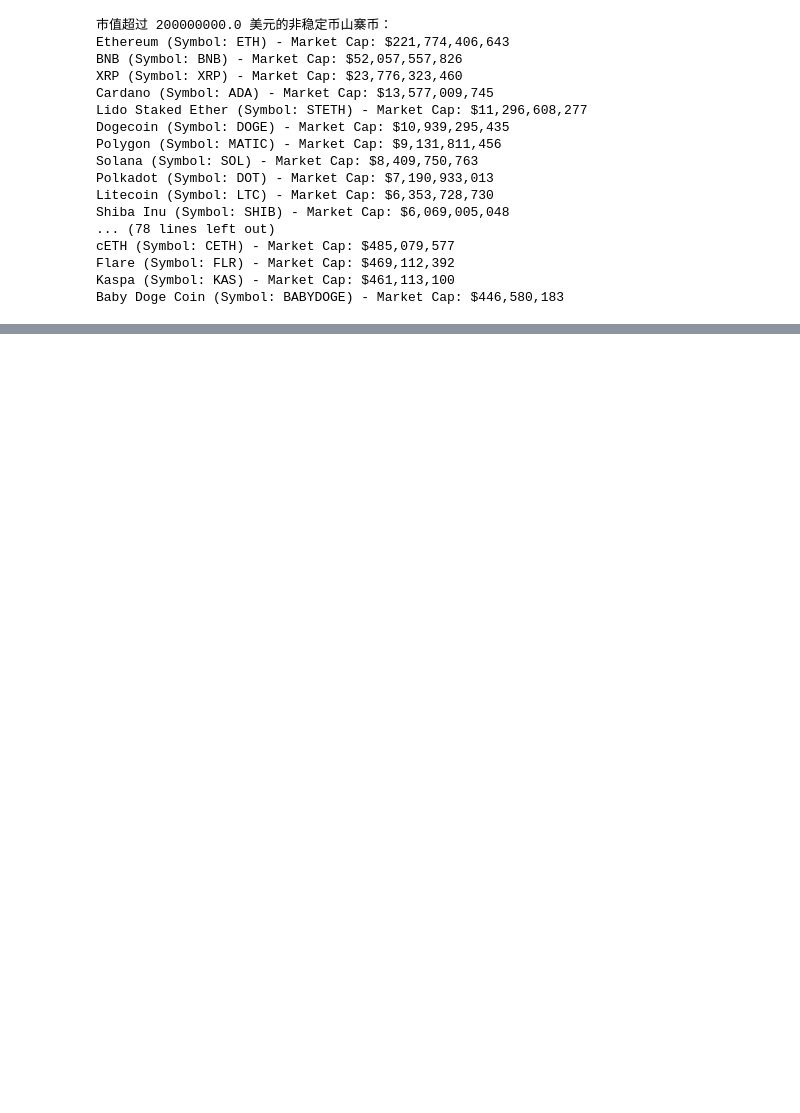
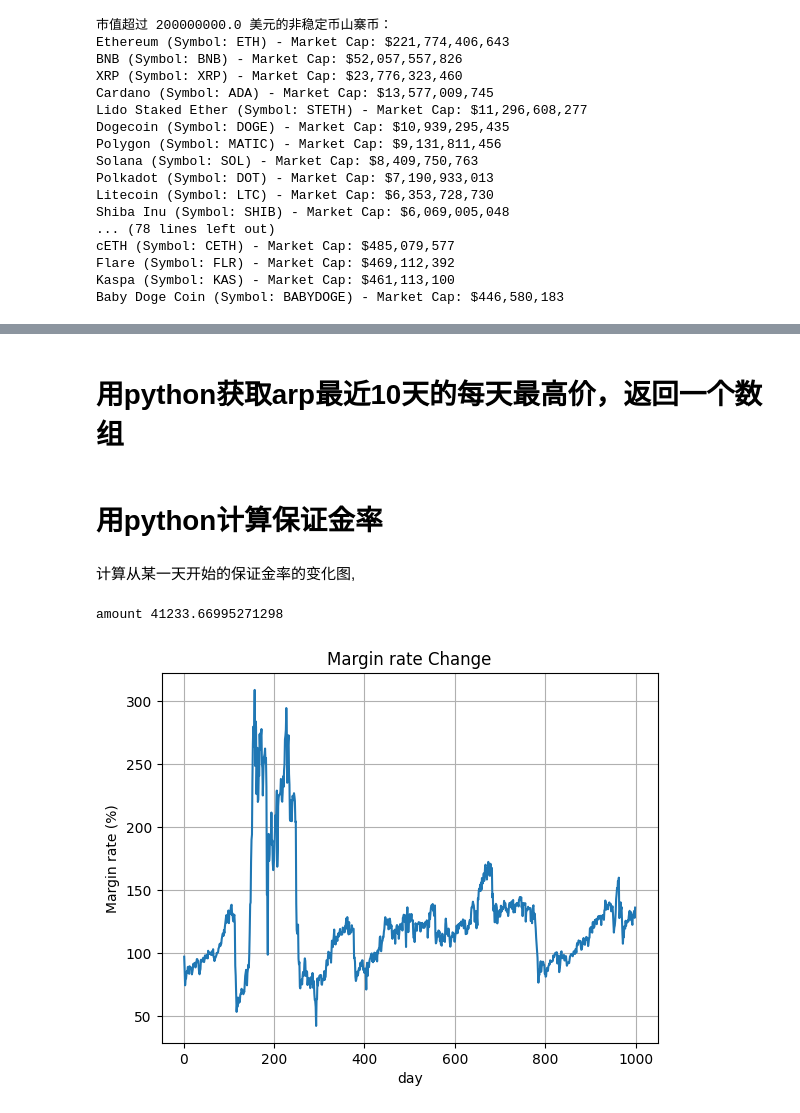
Before and after one commit to darrien-wang/codespaces-jupyter, a Jupyter notebook: notebooks/shortAlt.ipynb, the cells around one changed output, grey strips where cells are left out. Cells and saved outputs as stored; diff of their text form; code cells hidden in the pictures; blank space fills up the shorter version.

Commit message:
update:margin rate

```diff
--- a/notebooks/shortAlt.ipynb
+++ b/notebooks/shortAlt.ipynb
@@ -122,0 +169,73 @@ Baby Doge Coin (Symbol: BABYDOGE) - Market Cap: $446,580,183
+# %% [markdown]
+# 用python获取arp最近10天的每天最高价，返回一个数组
+# %%
+import ccxt
+import pandas as pd
+
+# 初始化交易所
+exchange = ccxt.binance()
+
+# 获取ARP历史k线数据
+ohlcv = exchange.fetch_ohlcv('XRP/USDT', '1d', limit=1000)
+
+# 将数据转换为DataFrame格式
+df = pd.DataFrame(ohlcv, columns=['timestamp', 'open', 'high', 'low', 'close', 'volume'])
+df['timestamp'] = pd.to_datetime(df['timestamp'], unit='ms')
+df.set_index('timestamp', inplace=True)
+
+# 以日K线为单位，获取历史最高价，并返回一个每日历史最高价的数组
+XRP = df.groupby(pd.Grouper(freq='D')).max()['high'].tolist()
+# %% [markdown]
+# 用python计算保证金率
+# %% [markdown]
+计算从某一天开始的保证金率的变化图,
+# %%
+import matplotlib.pyplot as plt
+
+global Discount_rate
+Discount_rate = 0.95
+start_day_index = 1  # Assume starting from the second day
+initial_A_units = 1  # Default 1 BTC
+# Calculate borrowed units
+
+
+def calculate_margin_value(price, day_index):
+    """Calculate the margin value."""
+    deposit = initial_A_units * price[day_index] * Discount_rate
+    return deposit
+
+def borrowed_units(price_A, price_B, borrowed_day):
+    """Calculate the borrowed units."""
+    deposit = calculate_margin_value(price_A, borrowed_day)
+    borrowed_units = deposit / price_B[borrowed_day]
+    return borrowed_units
+
+amount = borrowed_units(BTC, XRP, 0)
+print("amount:", amount)
+
+def calculate_margin_rate(price_A, price_B, day_index=None):
+    """Calculate the margin rate."""
+    deposit = calculate_margin_value(price_A, day_index)
+    borrowed_B_value = amount * price_B[day_index]
+    margin_rate = (deposit / borrowed_B_value) * 100
+    return margin_rate
+# %% [output]
+amount 41233.66995271298
+# %%
+
+
+# Calculate margin rates from start_day_index
+margin_rates = []
+for day_index in range(start_day_index, len(BTC)):
+    margin_rate = calculate_margin_rate(BTC, XRP, day_index)
+    margin_rates.append(margin_rate)
+
+# Plot margin rate change
+plt.plot(range(start_day_index, len(BTC)), margin_rates)
+plt.xlabel("day")
+plt.ylabel("Margin rate (%)")
+plt.title("Margin rate Change")
+plt.grid(True)
+plt.show()
+# %% [output]
+[figure, added]
```
Also changed, not shown: parts of 8 cells of this notebook.
